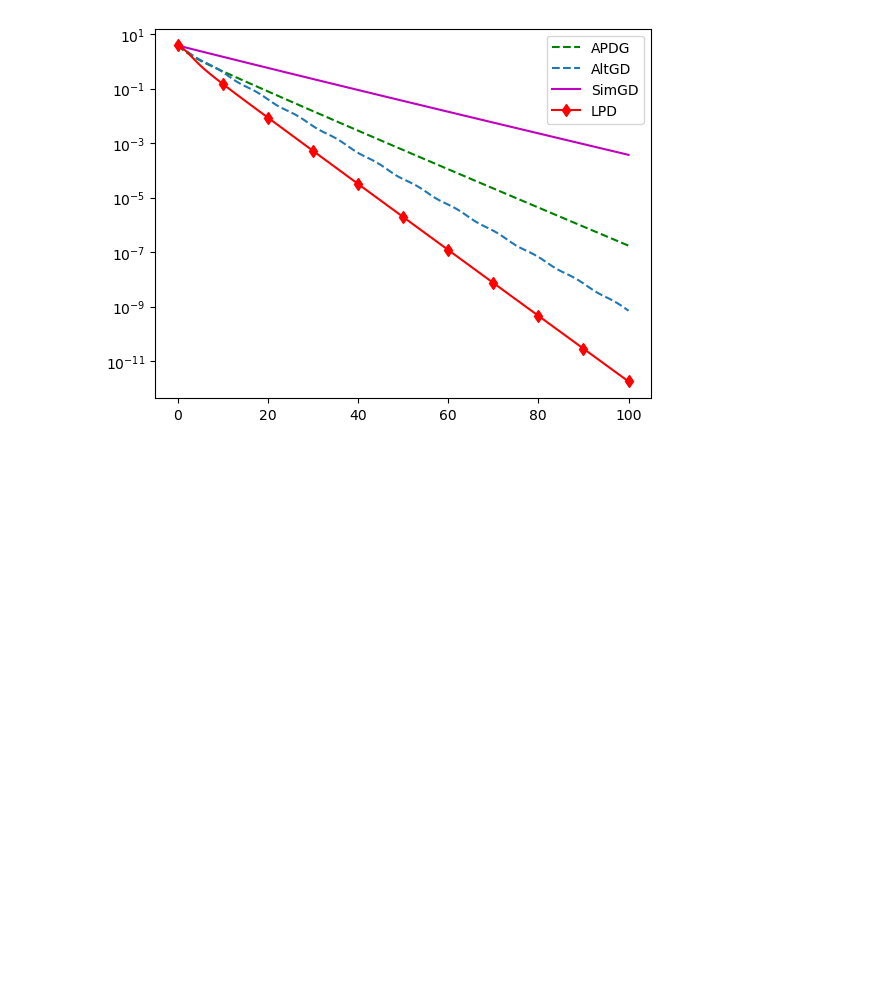
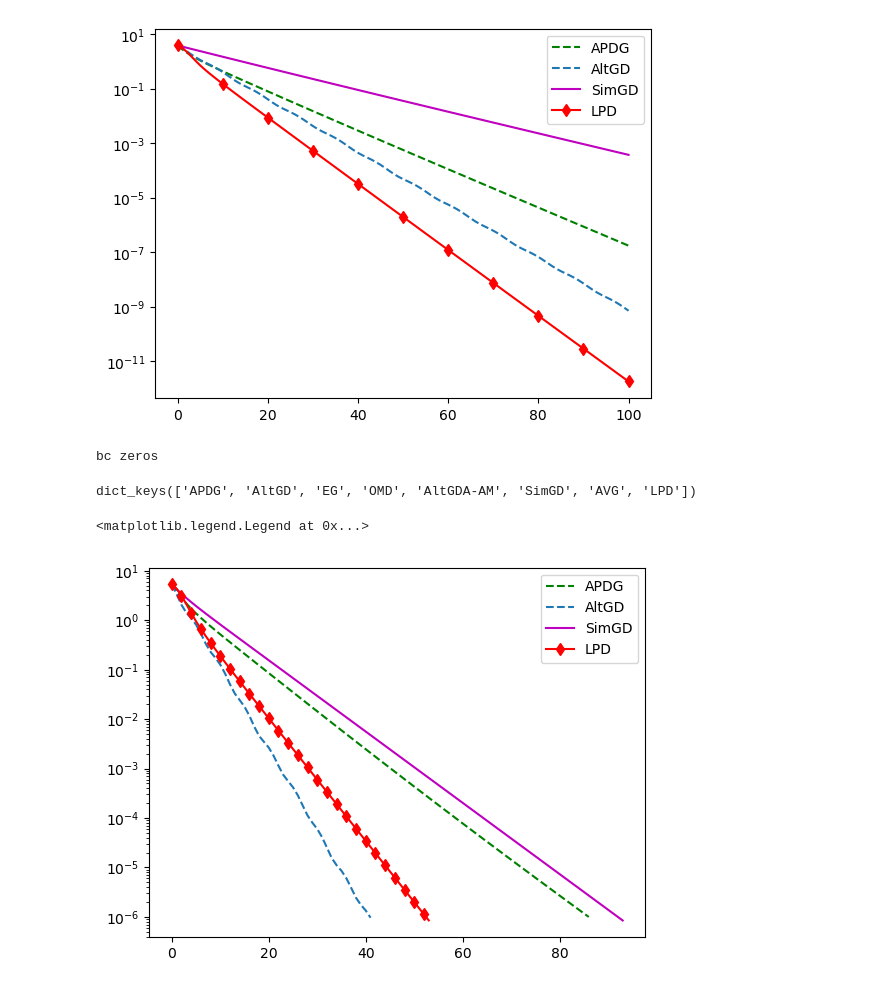
Before and after one commit to mrph2898/MASS, a Jupyter notebook: experiments/DA_Comparison.ipynb, the cells around one changed output. Cells and saved outputs as stored; diff of their text form; code cells hidden in the pictures; blank space fills up the shorter version.

```diff
--- a/experiments/DA_Comparison.ipynb
+++ b/experiments/DA_Comparison.ipynb
@@ -107,3 +107,50 @@ plt.legend()
 # %% [output]
 <matplotlib.legend.Legend at 0x...>
 [figure]
+# %%
+problem_n = pr.GeneralSaddle(n=3, spd=True)
+L = max(problem_n.L_xy, problem_n.L_x, problem_n.L_y)
+params = {"apdg": None,
+          'lpd': None,
+          'altgd': {"lr": 1 / (2*L)},
+          'simgd': {"lr": 1 / (2*L)},
+          'avg': {"lr": 1 / (2*L)},
+          'eg': {"lr": 0.6},
+          'omd': {"lr": 0.3},
+          'AA': {"lr": 0.5,
+                 "k": 10,
+                 "type2": True,
+                 "reg": 1e-10,
+                 "gamma": 1e-26
+                }
+         }
+ # {'adam':0.01, 'fr':0.05,'AA':0.5}
+
+x0 = np.random.randn(3, )
+y0 = np.random.randn(3, )
+type2=True
+iteration = 100
+
+methods_dict = ut.main(problem_n, iteration, x0.copy(), y0.copy(), params)
+# %% [output]
+bc zeros
+# %%
+methods_dict.keys()
+# %% [output]
+dict_keys(['APDG', 'AltGD', 'EG', 'OMD', 'AltGDA-AM', 'SimGD', 'AVG', 'LPD'])
+# %%
+%matplotlib inline
+plot_interval = 1
+markevery = 2
+for method in methods_dict:
+    if method not in ["EG", "OMD", "AltGDA-AM", "AVG"]:
+        plt.semilogy(np.arange(0, len(methods_dict[method]["loss_hist"])+plot_interval - 1, plot_interval),
+                     methods_dict[method]["loss_hist"][::plot_interval],
+                     methods_dict[method]["marker"],
+                     markevery=markevery,
+                     label=method
+                    )
+plt.legend()
+# %% [output]
+<matplotlib.legend.Legend at 0x...>
+[figure, added]
```
Also changed, not shown: 6 other files.
